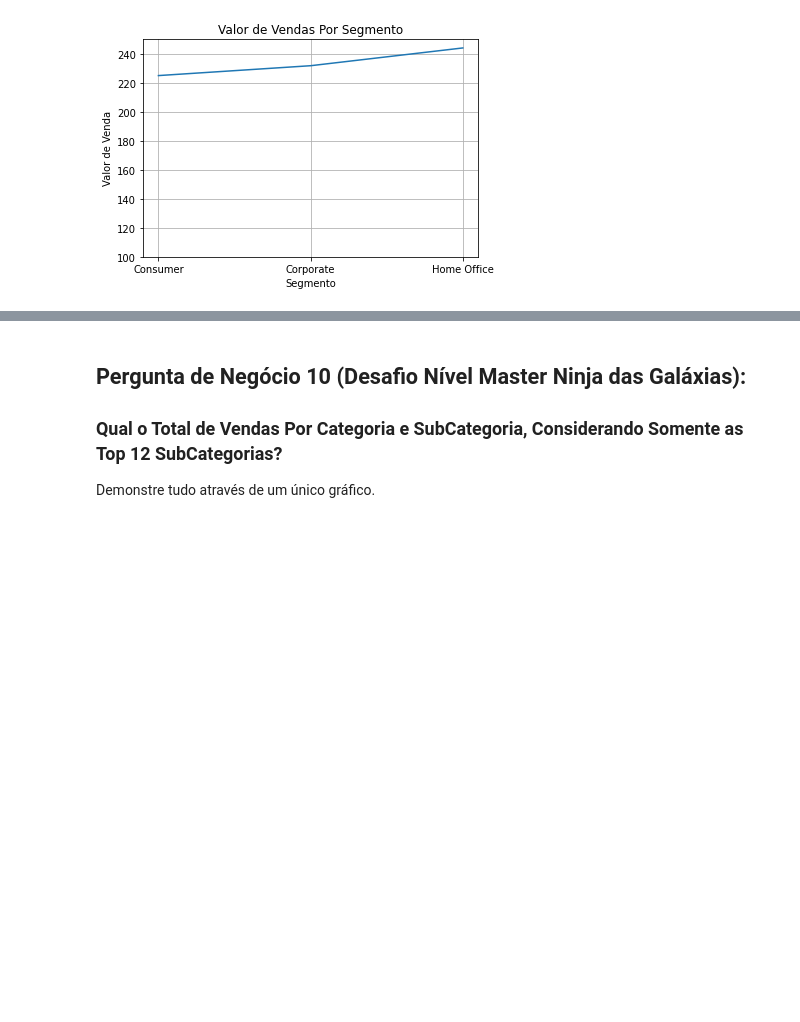
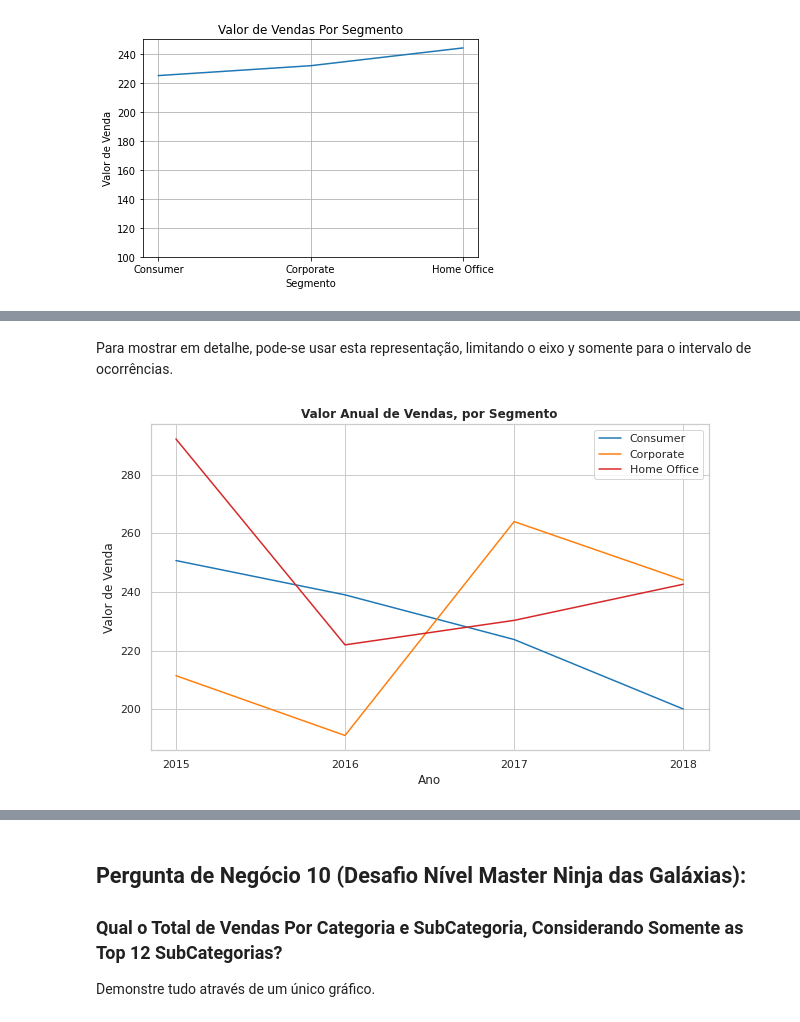
Before and after one commit to nettorobson/jupyter_varejo, a Jupyter notebook: projeto-varejo.ipynb, the cells around one changed output, grey strips where cells are left out. Saved outputs shown, nothing was run; the diff lists cells and outputs as text; code cells hidden in the pictures; blank space fills up the shorter version.

```diff
--- a/projeto-varejo.ipynb
+++ b/projeto-varejo.ipynb
@@ -1049,0 +1063,20 @@ plt.show()
+# %% [markdown]
+Para mostrar em detalhe, pode-se usar esta representação, limitando o eixo y somente para o intervalo de ocorrências.
+# %%
+sns.set_theme(style="whitegrid")
+plt.figure(figsize=(10, 6))
+
+sns.lineplot(data=df_ano_mean, x='Ano', y='Valor_Venda', hue='Segmento', \
+             palette=['tab:blue','tab:orange','tab:red'])
+
+# Ajustando somente o eixo x
+plt.xticks(range(2015, 2019, 1))
+
+plt.xlabel('Ano')
+plt.ylabel('Valor de Venda')
+plt.title('Valor Anual de Vendas, por Segmento', fontweight='bold')
+plt.legend(loc='upper right')
+
+plt.show()
+# %% [output]
+[figure, added]
```
Also changed, not shown: parts of 13 cells of this notebook.
